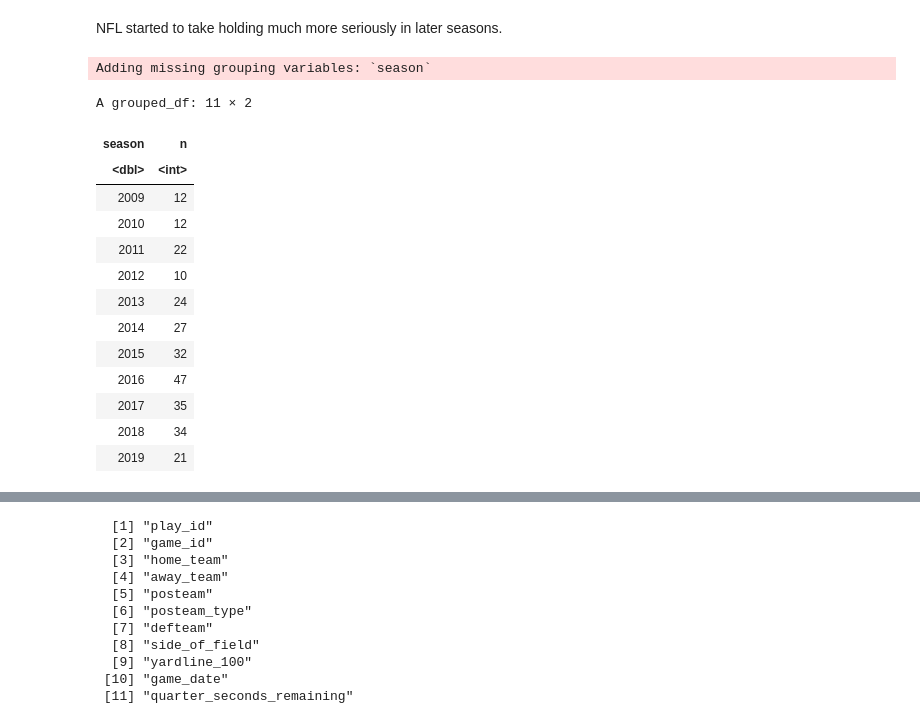
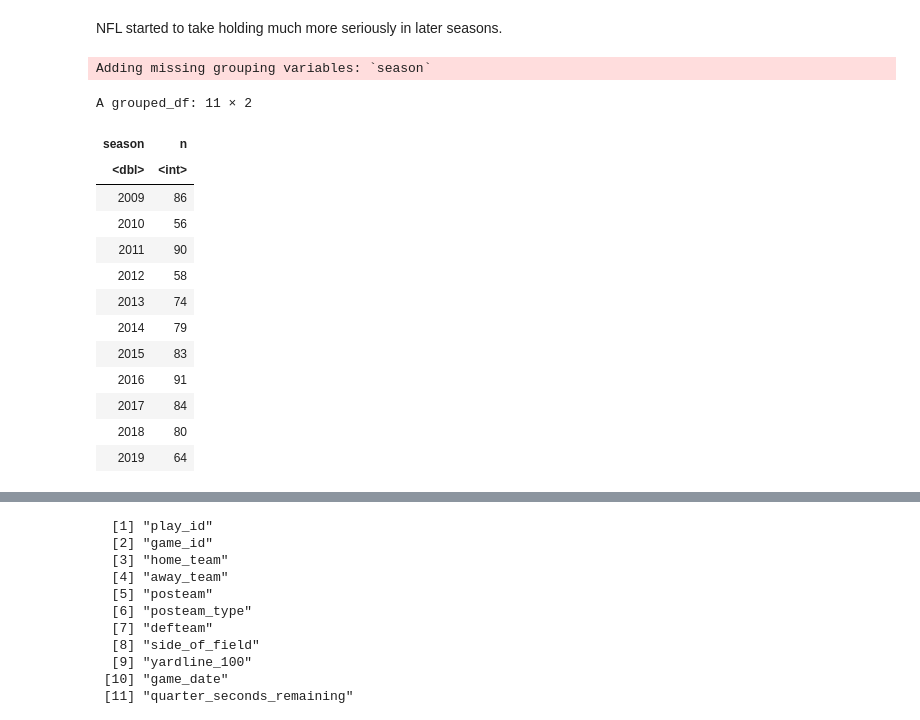
Before and after one commit to rennerm1/NFL-Data-Science-Project, a Jupyter notebook: playingaround.ipynb, the cells around one changed output, grey strips where cells are left out. Cells and saved outputs as stored; diff of their text form; code cells hidden in the pictures.

```diff
--- a/playingaround.ipynb
+++ b/playingaround.ipynb
@@ -167,22 +167,22 @@ NFL started to take holding much more seriously in later seasons.
 # %%
 pbp_all_rp %>%
 group_by(season) %>%
-filter(play_type == "no_play", !str_detect(desc, "(Timeout)"), str_detect(desc, "(Mask)")) %>%
+filter(penalty == 1, !str_detect(desc, "(Timeout)"), str_detect(desc, "(Mask)")) %>%
 select(desc) %>%
 count(season)
 # %% [output]
 Adding missing grouping variables: `season`
 A grouped_df: 11 × 2
 | season | n |
 | <dbl> | <int> |
-| 2009 | 12 |
-| 2010 | 12 |
-| 2011 | 22 |
-| 2012 | 10 |
-| 2013 | 24 |
-| 2014 | 27 |
-| 2015 | 32 |
-| 2016 | 47 |
-| 2017 | 35 |
-| 2018 | 34 |
-| 2019 | 21 |
+| 2009 | 86 |
+| 2010 | 56 |
+| 2011 | 90 |
+| 2012 | 58 |
+| 2013 | 74 |
+| 2014 | 79 |
+| 2015 | 83 |
+| 2016 | 91 |
+| 2017 | 84 |
+| 2018 | 80 |
+| 2019 | 64 |
```
Also changed, not shown: parts of 5 cells of this notebook.
